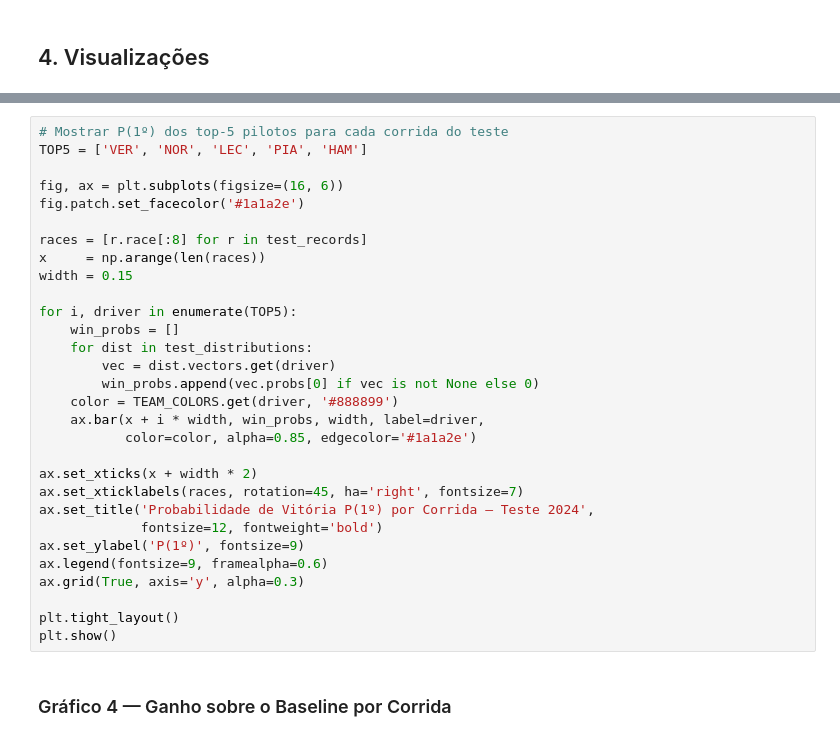
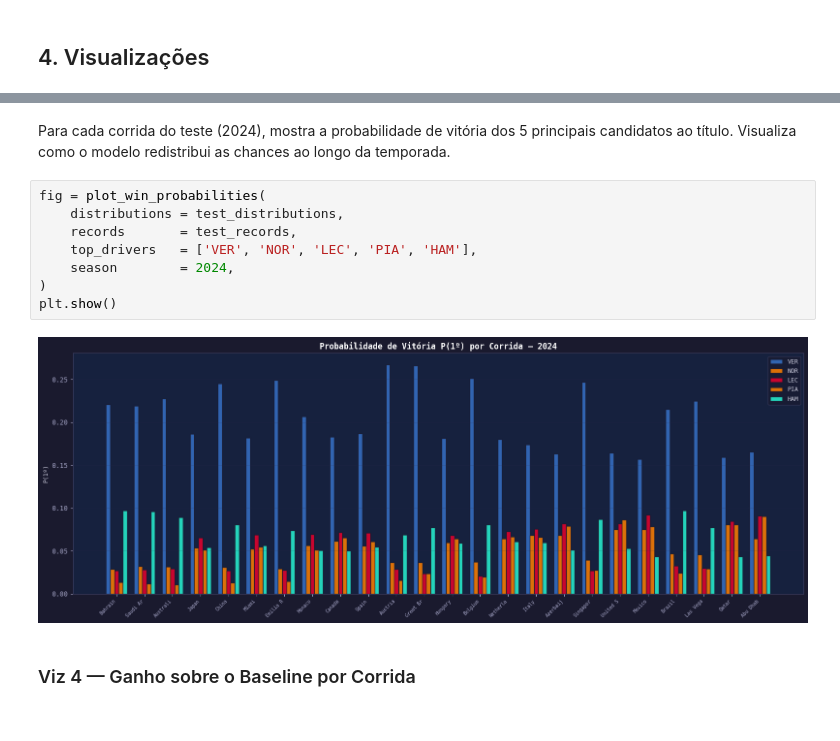
Before and after one commit to Guili-Lopes/Projeto-Formula1, a Jupyter notebook: notebooks/06_resultados_analise_pipeline_score_rules.ipynb, the cells around one changed output, grey strips where cells are left out. Drawn from its saved outputs; the diff is of its cells as text.

```diff
--- a/notebooks/06_resultados_analise_pipeline_score_rules.ipynb
+++ b/notebooks/06_resultados_analise_pipeline_score_rules.ipynb
@@ -230,32 +260,16 @@ plt.show()
-# %%
-# Mostrar P(1º) dos top-5 pilotos para cada corrida do teste
-TOP5 = ['VER', 'NOR', 'LEC', 'PIA', 'HAM']
-
-fig, ax = plt.subplots(figsize=(16, 6))
-fig.patch.set_facecolor('#1a1a2e')
-
-races = [r.race[:8] for r in test_records]
-x     = np.arange(len(races))
-width = 0.15
-
-for i, driver in enumerate(TOP5):
-    win_probs = []
-    for dist in test_distributions:
-        vec = dist.vectors.get(driver)
-        win_probs.append(vec.probs[0] if vec is not None else 0)
-    color = TEAM_COLORS.get(driver, '#888899')
-    ax.bar(x + i * width, win_probs, width, label=driver,
-           color=color, alpha=0.85, edgecolor='#1a1a2e')
-
-ax.set_xticks(x + width * 2)
-ax.set_xticklabels(races, rotation=45, ha='right', fontsize=7)
-ax.set_title('Probabilidade de Vitória P(1º) por Corrida — Teste 2024',
-             fontsize=12, fontweight='bold')
-ax.set_ylabel('P(1º)', fontsize=9)
-ax.legend(fontsize=9, framealpha=0.6)
-ax.grid(True, axis='y', alpha=0.3)
-
-plt.tight_layout()
-plt.show()
+# %% [markdown]
+Para cada corrida do teste (2024), mostra a probabilidade de vitória
+dos 5 principais candidatos ao título. Visualiza como o modelo
+redistribui as chances ao longo da temporada.
+# %%
+fig = plot_win_probabilities(
+    distributions = test_distributions,
+    records       = test_records,
+    top_drivers   = ['VER', 'NOR', 'LEC', 'PIA', 'HAM'],
+    season        = 2024,
+)
+plt.show()
+# %% [output]
+[figure, added]
 # %% [markdown]
-### Gráfico 4 — Ganho sobre o Baseline por Corrida
+### Viz 4 — Ganho sobre o Baseline por Corrida
```
Also changed, not shown: parts of 23 cells of this notebook.
